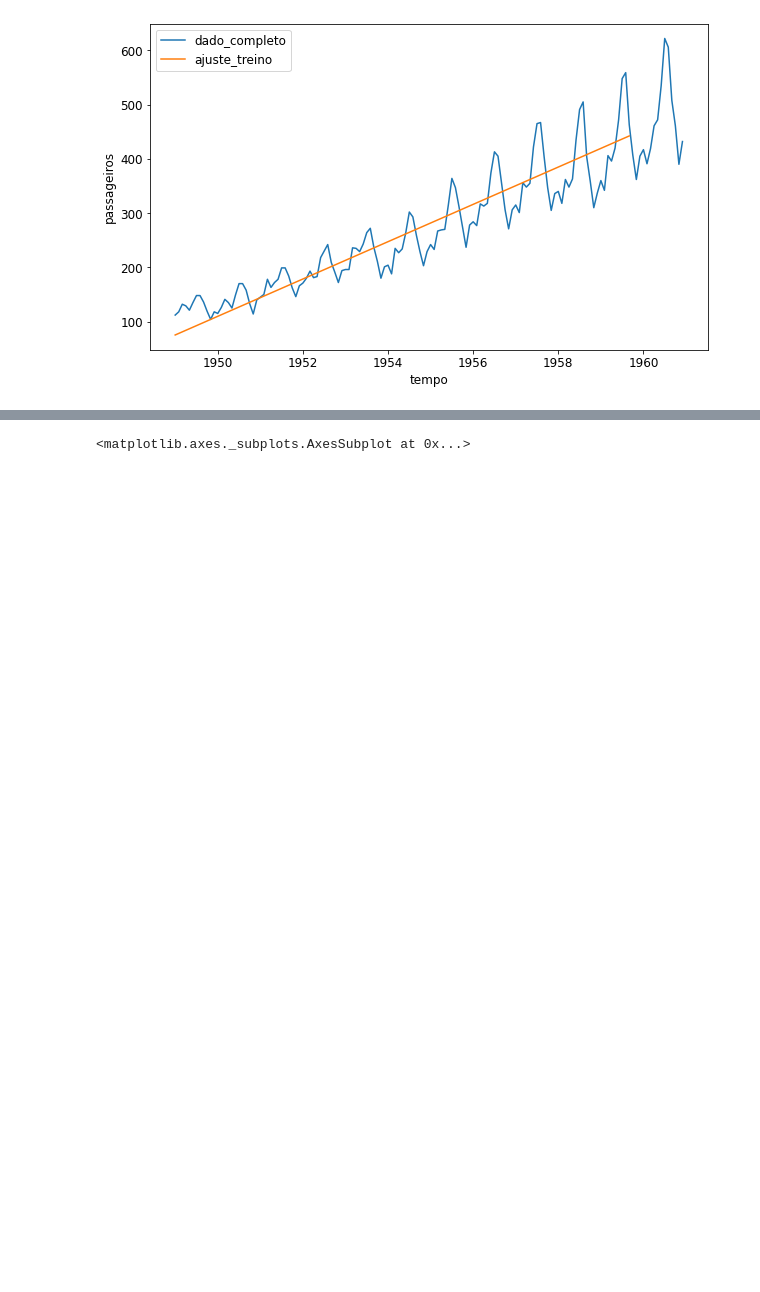
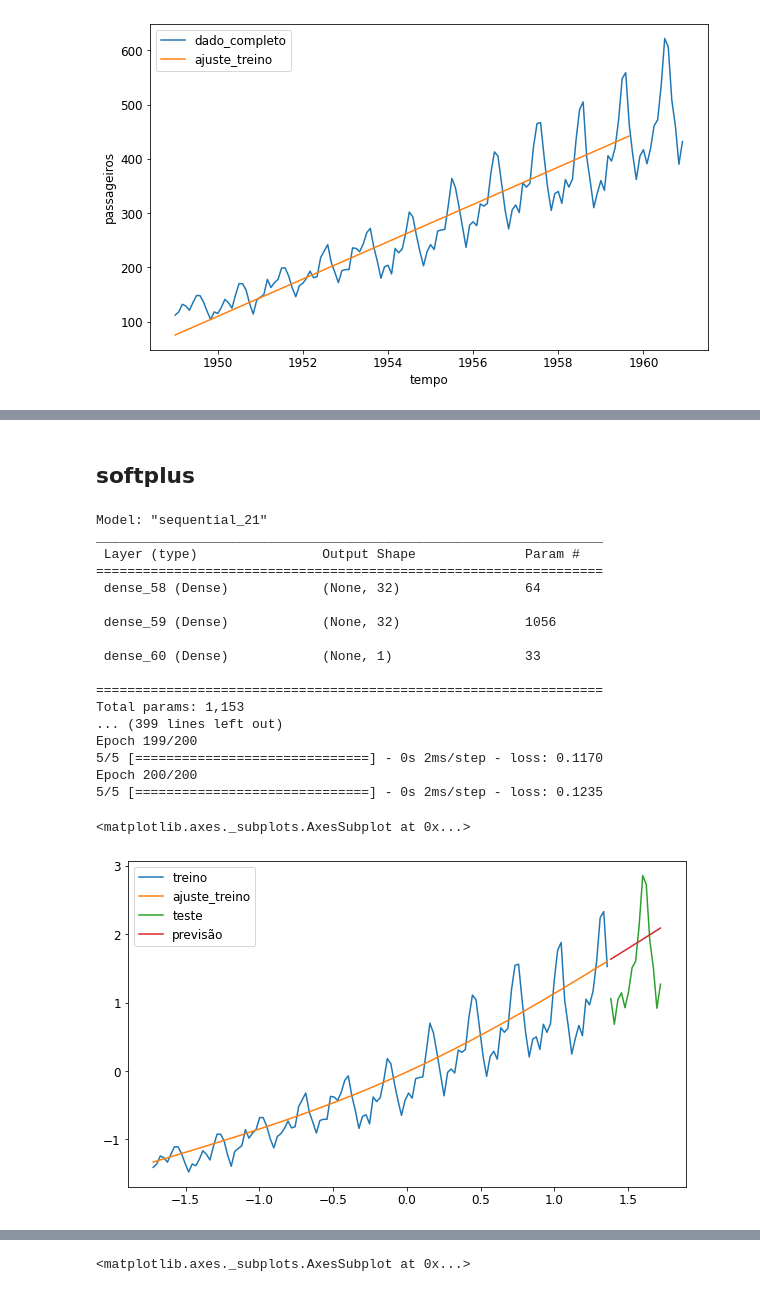
Before and after one commit to mbaliu-treino/Desenvolve, a Jupyter notebook: LEARN_C_DS_DeepLearning_Series_Temporais.ipynb, the cells around one changed output, grey strips where cells are left out. Cells and saved outputs as stored; diff of their text form; code cells hidden in the pictures; blank space fills up the shorter version.

```diff
--- a/LEARN_C_DS_DeepLearning_Series_Temporais.ipynb
+++ b/LEARN_C_DS_DeepLearning_Series_Temporais.ipynb
@@ -450,0 +474,65 @@ Epoch 100/100
+# %% [markdown]
+## softplus
+# %%
+# Modelo não-linear (composição de funções)
+regressor2 = Sequential()
+
+regressor2.add(Dense(
+    units=32, input_dim=1,
+    kernel_initializer='random_uniform',
+    activation='linear', use_bias=True
+))
+regressor2.add(Dense(
+    units=32,
+    kernel_initializer='random_uniform',
+    activation='softplus', use_bias=True
+))
+regressor2.add(Dense(
+    units=1,
+    kernel_initializer='random_uniform',
+    activation='linear', use_bias=True
+))
+
+# Compilador
+regressor2.compile(loss='mean_squared_error',
+    optimizer='adam')
+
+
+# Resumo do modelo
+regressor2.summary()
+
+# Treinamento do modelo
+regressor2.fit(xtreino, ytreino,
+    epochs=200
+    )
+
+# Predições
+y_predict = regressor2.predict(xtreino)   #Prevendo os dados de treino (o ajuste)
+y_predict_teste = regressor2.predict(xteste)   #Prevendo os dados de teste(o futuro)
+
+# Figura: Série temporal completa, Modelo ajustado, Previsão
+sns.lineplot(x=xtreino, y=ytreino, label='treino')
+sns.lineplot(x=xtreino, y=y_predict[:,0], label='ajuste_treino')
+
+sns.lineplot(x=xteste, y=yteste, label='teste')
+sns.lineplot(x=xteste, y=y_predict_teste[:,0], label='previsão')
+# %% [output]
+Model: "sequential_21"
+_________________________________________________________________
+ Layer (type)                Output Shape              Param #
+=================================================================
+ dense_58 (Dense)            (None, 32)                64
+
+ dense_59 (Dense)            (None, 32)                1056
+
+ dense_60 (Dense)            (None, 1)                 33
+
+=================================================================
+Total params: 1,153
+... (399 lines left out)
+Epoch 199/200
+5/5 [==============================] - 0s 2ms/step - loss: 0.1170
+Epoch 200/200
+5/5 [==============================] - 0s 2ms/step - loss: 0.1235
+<matplotlib.axes._subplots.AxesSubplot at 0x...>
+[figure, added]
```
Also changed, not shown: parts of 97 cells of this notebook.
